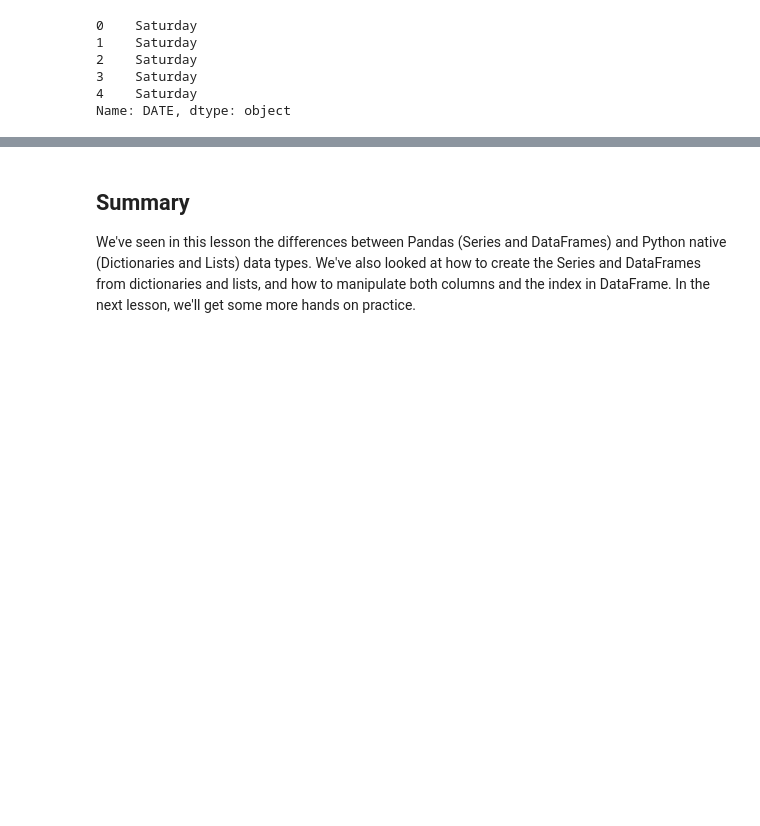
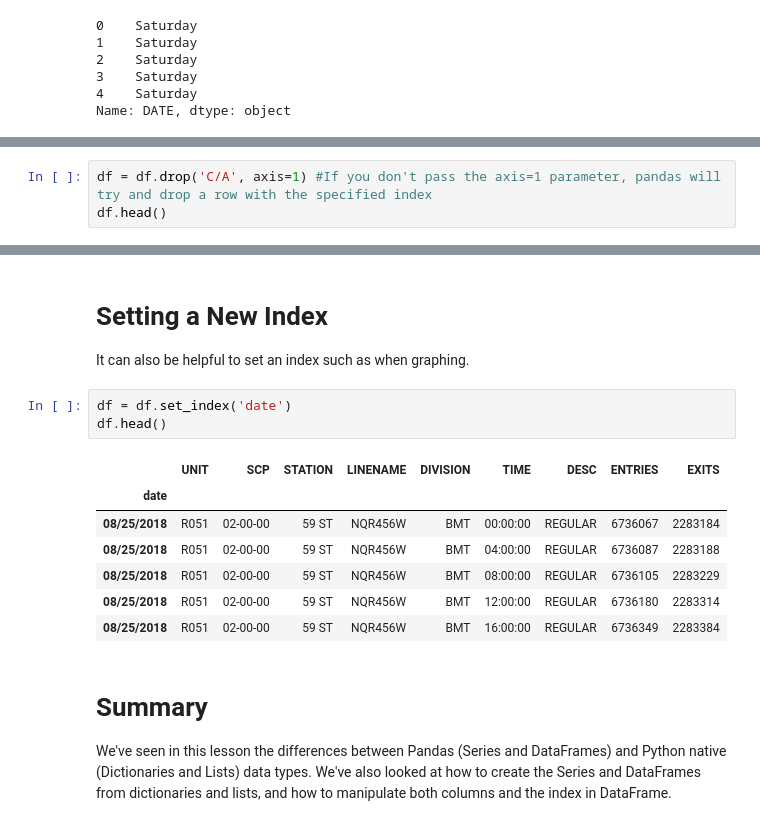
Before and after one commit to znob/dsc-1-03-06-understanding-pandas-series-and-dataframes-nyc-career-ds-102218, a Jupyter notebook: index.ipynb, the cells around one changed output, grey strips where cells are left out. Drawn from its saved outputs; the diff is of its cells as text; blank space fills up the shorter version.

```diff
--- a/index.ipynb
+++ b/index.ipynb
@@ -261,0 +241,3 @@ plt.xlabel('Number of Entries/Exits');
+# %%
+df = df.drop('C/A', axis=1) #If you don't pass the axis=1 parameter, pandas will try and drop a row with the specified index
+df.head()
@@ -262,4 +251,17 @@ plt.xlabel('Number of Entries/Exits');
+# %% [markdown]
+# Setting a New Index
+It can also be helpful to set an index such as when graphing.
+# %%
+df = df.set_index('date')
+df.head()
+# %% [output]
+|  | UNIT | SCP | STATION | LINENAME | DIVISION | TIME | DESC | ENTRIES | EXITS |
+| date |  |  |  |  |  |  |  |  |  |
+| 08/25/2018 | R051 | 02-00-00 | 59 ST | NQR456W | BMT | 00:00:00 | REGULAR | 6736067 | 2283184 |
+| 08/25/2018 | R051 | 02-00-00 | 59 ST | NQR456W | BMT | 04:00:00 | REGULAR | 6736087 | 2283188 |
+| 08/25/2018 | R051 | 02-00-00 | 59 ST | NQR456W | BMT | 08:00:00 | REGULAR | 6736105 | 2283229 |
+| 08/25/2018 | R051 | 02-00-00 | 59 ST | NQR456W | BMT | 12:00:00 | REGULAR | 6736180 | 2283314 |
+| 08/25/2018 | R051 | 02-00-00 | 59 ST | NQR456W | BMT | 16:00:00 | REGULAR | 6736349 | 2283384 |
 # %% [markdown]
-## Summary
-
-We've seen in this lesson the differences between Pandas (Series and DataFrames) and Python native (Dictionaries and Lists) data types. We've also looked at how to create the Series and DataFrames from dictionaries and lists, and how to manipulate both columns and the index in DataFrame. In the next lesson, we'll get some more hands on practice.
+# Summary
+We've seen in this lesson the differences between Pandas (Series and DataFrames) and Python native (Dictionaries and Lists) data types. We've also looked at how to create the Series and DataFrames from dictionaries and lists, and how to manipulate both columns and the index in DataFrame.
```
Also changed, not shown: parts of 12 cells of this notebook, 2 other files.
